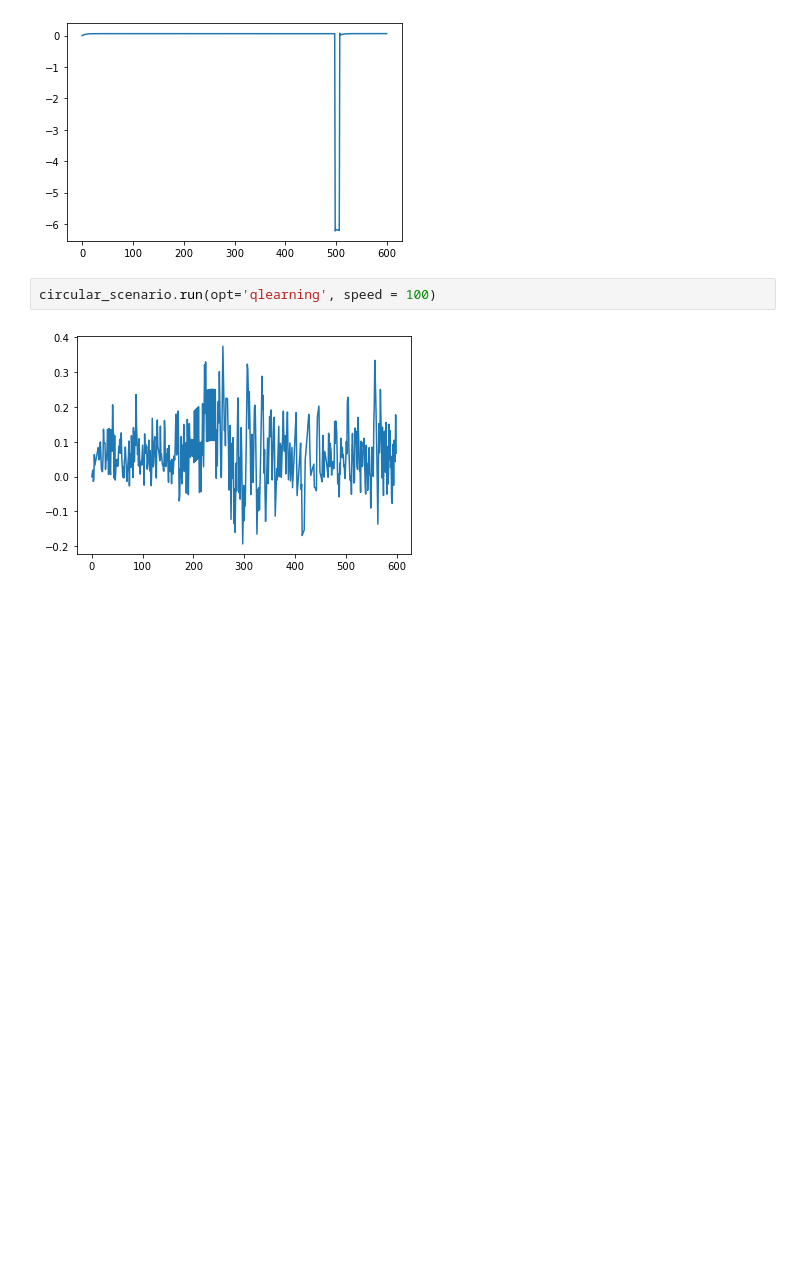
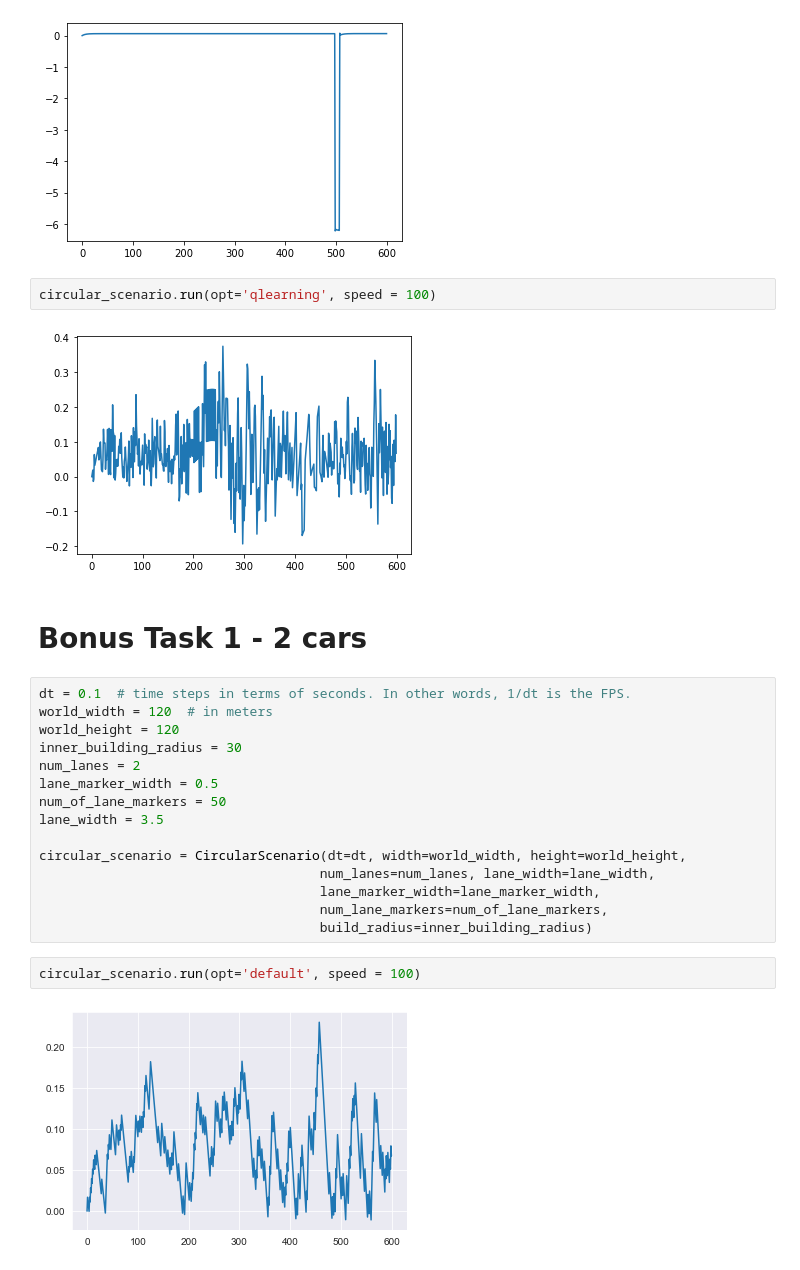
Before and after one commit to drkostas/Machine-Learning-Algorithms, a Jupyter notebook: Project5.ipynb, the cells around one changed output. Saved outputs shown, nothing was run; the diff lists cells and outputs as text; blank space fills up the shorter version.

```diff
--- a/Project5.ipynb
+++ b/Project5.ipynb
@@ -391,3 +391,24 @@ circular_scenario.run(opt='pid', speed = 100)
 circular_scenario.run(opt='qlearning', speed = 100)
 # %% [output]
 [figure]
+# %% [markdown]
+# Bonus Task 1 - 2 cars
+# %%
+dt = 0.1  # time steps in terms of seconds. In other words, 1/dt is the FPS.
+world_width = 120  # in meters
+world_height = 120
+inner_building_radius = 30
+num_lanes = 2
+lane_marker_width = 0.5
+num_of_lane_markers = 50
+lane_width = 3.5
+
+circular_scenario = CircularScenario(dt=dt, width=world_width, height=world_height,
+                                    num_lanes=num_lanes, lane_width=lane_width,
+                                    lane_marker_width=lane_marker_width,
+                                    num_lane_markers=num_of_lane_markers,
+                                    build_radius=inner_building_radius)
+# %%
+circular_scenario.run(opt='default', speed = 100)
+# %% [output]
+[figure, added]
```
Also changed, not shown: 1 other file.
